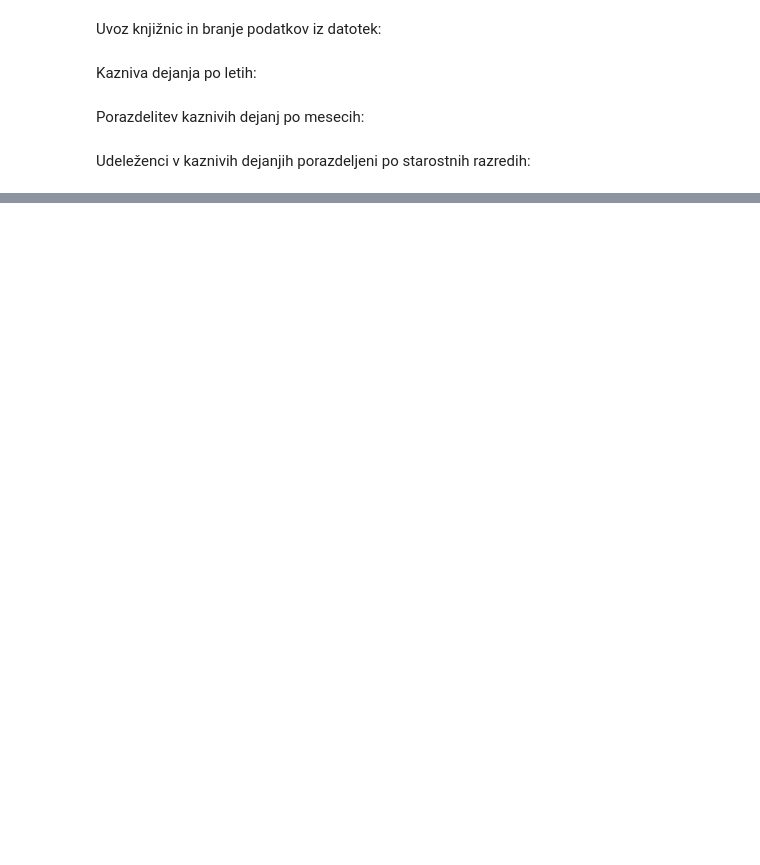
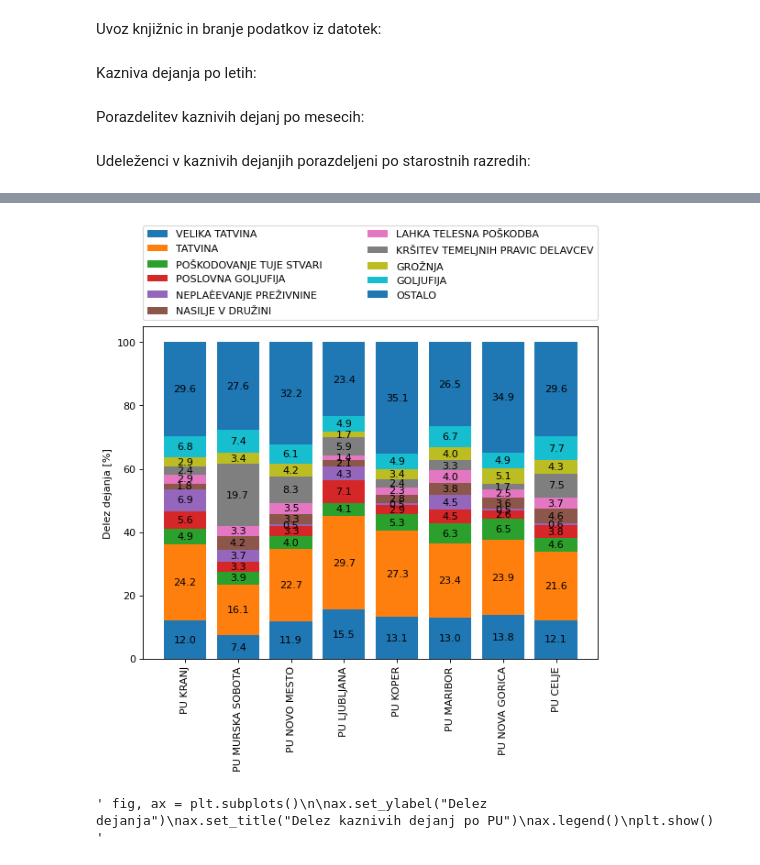
Before and after one commit to debluka/PR21LDMMKPZG, a Jupyter notebook: PR21LDMMKPZG.ipynb, the cells around one changed output, grey strips where cells are left out. Saved outputs shown, nothing was run; the diff lists cells and outputs as text; code cells hidden in the pictures; blank space fills up the shorter version.

Commit message:
dodane stvari PUNTAR

```diff
--- a/PR21LDMMKPZG.ipynb
+++ b/PR21LDMMKPZG.ipynb
@@ -311,0 +374,20 @@ plt.show()
+# %%
+#Dictionary ENOTA{kaznivo dejanje: stevilo teh dejanj}
+#idea Porazdelitev vrst kaznivih dejanj po posamezni enoti/občini/karkol se jim reče
+
+#ZaporednaStevilkaKD;MesecStoritve;UraStoritve;OpisKD
+
+kd_leto = df.groupby(['MesecStoritve', 'UraStoritve','ZaporednaStevilkaKD', 'OpisKD', 'PUStoritveKD'])
+
+kraj_dejanje = defaultdict(lambda: defaultdict(int))
+for k, v in kd_leto:
+    #print(k, len(v))
+    kraj_dejanje[k[-1]][k[-2].split(" - ")[1]] += len(v)
+# %%
+df["TIP-DEJANJA"] = df.apply(lambda row: row["OpisKD"].split(" - ")[1], axis=1)
+kd = df.groupby(["TIP-DEJANJA"])
+
+
+##TOP 10 KAZNIVIH DEJANJ, ki jih bomo izrisali na grafu
+top10 = sorted([(k, len(v)) for k, v in kd], key = lambda x: x[1], reverse=True)[:10]
+top10Dejanja = [x[0] for x in top10]
@@ -311,0 +433,29 @@ plt.show()
+# %%
+header = ['VELIKA TATVINA', 'TATVINA', 'POŠKODOVANJE TUJE STVARI', 'POSLOVNA GOLJUFIJA', 'NEPLAÈEVANJE PREŽIVNINE', 'NASILJE V DRUŽINI', 'LAHKA TELESNA POŠKODBA', 'KRŠITEV TEMELJNIH PRAVIC DELAVCEV', 'GROŽNJA', 'GOLJUFIJA', 'OSTALO']
+labels = [kraj for kraj, slovar in kraj_dejanje.items() if kraj not in ["GPU", "DIREKTORAT ZA UPRAVNE NOTRANJE ZADEVE", "NI PODATKA"]]
+dataset = [v for k,v in KD_procenti.items()]
+
+plt.figure(figsize=(8, 6), dpi=80)
+plot_stacked_bar(
+    dataset,
+    header,
+    category_labels=labels,
+    show_values=True,
+    value_format="{:.1f}",
+    y_label= "Delez dejanja [%]",
+)
+
+l4 = plt.legend(bbox_to_anchor=(0,1.02,1,0.2), loc="lower left",
+                mode="expand", borderaxespad=0, ncol=2)
+plt.xticks(rotation=90)
+plt.show()
+
+""" fig, ax = plt.subplots()
+
+ax.set_ylabel("Delez dejanja")
+ax.set_title("Delez kaznivih dejanj po PU")
+ax.legend()
+plt.show() """
+# %% [output]
+[figure, added]
+' fig, ax = plt.subplots()\n\nax.set_ylabel("Delez dejanja")\nax.set_title("Delez kaznivih dejanj po PU")\nax.legend()\nplt.show() '
```
Also changed, not shown: parts of 4 cells of this notebook.
